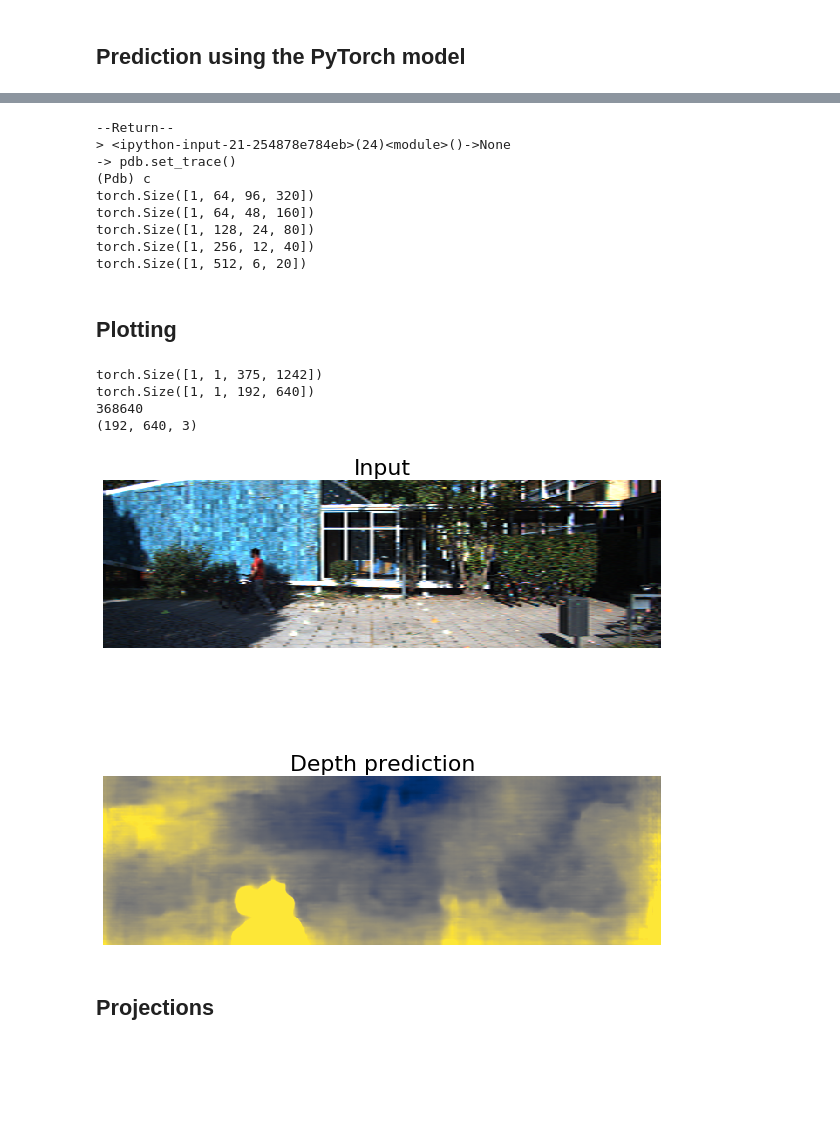
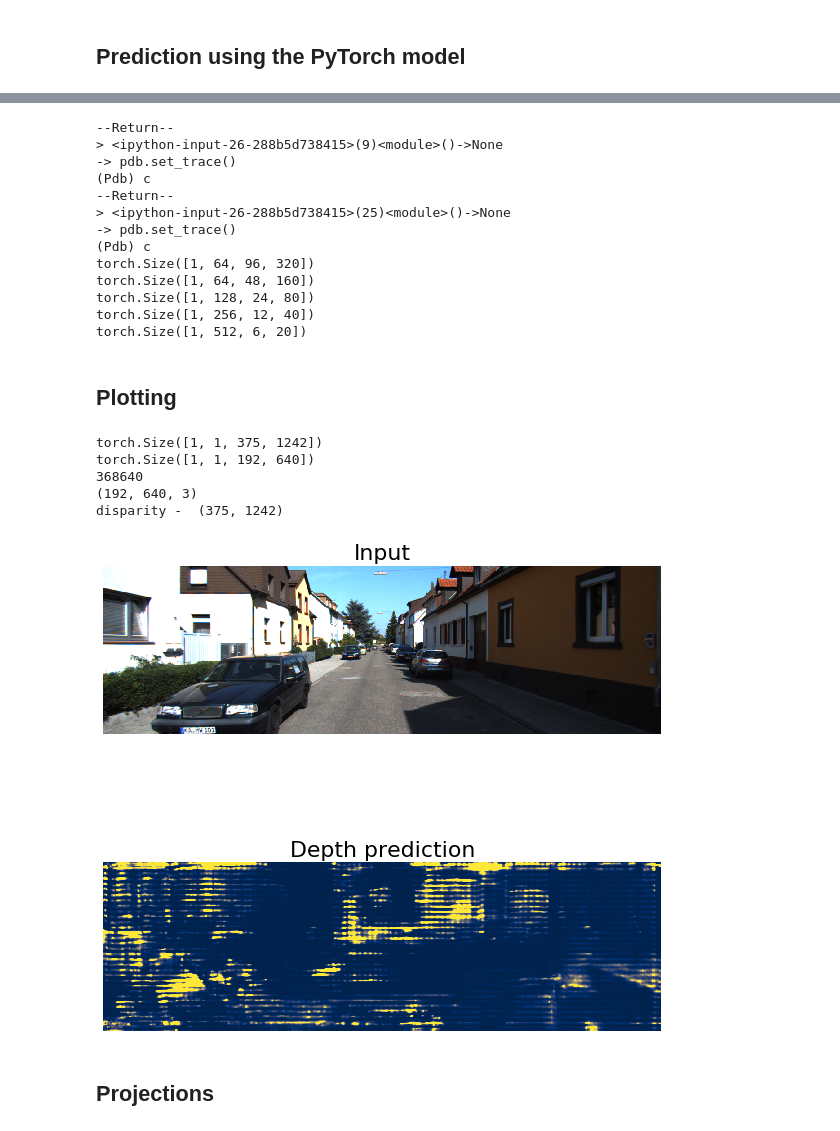
Before and after one commit to divatekodand/cs838_project, a Jupyter notebook: monodepth2/depth_prediction_example.ipynb, the cells around one changed output, grey strips where cells are left out. Cells and saved outputs as stored; diff of their text form; code cells hidden in the pictures; blank space fills up the shorter version.

```diff
--- a/monodepth2/depth_prediction_example.ipynb
+++ b/monodepth2/depth_prediction_example.ipynb
@@ -68,3 +102,24 @@ print(feed_width,  " ", feed_height)
 640   192
 # %% [markdown]
 ## Prediction using the PyTorch model
+# %%
+import scipy.io as sio
+
+
+tensors_file = './tensors.mat'
+tensor_dict = sio.loadmat(tensors_file)
+input_color = tensor_dict["input_color"]
+input_depth = tensor_dict["input_depth"]
+icolor = torch.tensor(input_color, dtype=torch.float32)
+idepth = torch.tensor(input_depth, dtype=torch.float32)
+pdb.set_trace()
+with torch.no_grad():
+    features = encoder(icolor[0:1, :, :, :], idepth[0:1, :,:,:])
+    for f in features:
+        print(f.shape)
+    outputs = depth_decoder(features)
+
+disp = outputs[("disp", 0)]
+
+plt.figure(figsize=(20, 20))
+plt.imshow(idepth[0,0,:,:].numpy())
@@ -77,15 +144,16 @@ h = 192
 w = 640
 c = 3
 
+pdb.set_trace()
 # lidar_image = smic.imresize(lidar_image, (h,w,c))
 #interpolation = cv2.INTER_CUBIC
-lidar_image = cv2.resize(lidar_image, (w, h), interpolation = cv2.INTER_CUBIC)
+lidar_image = cv2.resize(kitti_lidar, (w, h), interpolation = cv2.INTER_CUBIC)
 lidar_tensor = torch.tensor(lidar_image, dtype=torch.float32)
 lidar_tensor.permute(2,0,1)
 lidar_tensor = lidar_tensor.reshape(-1, c, h, w)
 
 # input_image = smic.imresize(input_image, (h,w), interpolation = cv2.INTER_CUBIC)
-input_image = cv2.resize(input_image, (w,h), interpolation = cv2.INTER_CUBIC)
+input_image = cv2.resize(kitti_image, (w,h), interpolation = cv2.INTER_CUBIC)
 image_tensor = torch.tensor(input_image, dtype=torch.float32)
 image_tensor.permute(2,0,1)
 image_tensor = image_tensor.reshape(-1, c, h, w)
@@ -94,7 +162,7 @@ image_tensor = image_tensor.reshape(-1, c, h, w)
 
 pdb.set_trace()
 with torch.no_grad():
-    features = encoder(image_tensor, lidar_tensor)
+    features = encoder(image_tensor, lidar_tensor[:, 0:1,:,:])
     for f in features:
         print(f.shape)
     outputs = depth_decoder(features)
@@ -102,7 +170,11 @@ with torch.no_grad():
 disp = outputs[("disp", 0)]
 # %% [output]
 --Return--
-> <ipython-input-21-254878e784eb>(24)<module>()->None
+> <ipython-input-26-288b5d738415>(9)<module>()->None
+-> pdb.set_trace()
+(Pdb) c
+--Return--
+> <ipython-input-26-288b5d738415>(25)<module>()->None
 -> pdb.set_trace()
 (Pdb) c
 torch.Size([1, 64, 96, 320])
@@ -115,30 +187,32 @@ torch.Size([1, 512, 6, 20])
 # %%
 disp_resized = torch.nn.functional.interpolate(disp,
     (original_height, original_width), mode="bilinear", align_corners=False)
 print(disp_resized.size())
 print(disp.size())
 print(input_image.size)
 # Saving colormapped depth image
 disp_resized_np = disp_resized.squeeze().cpu().numpy()
 vmax = np.percentile(disp_resized_np, 95)
 
 plt.figure(figsize=(10, 10))
 plt.subplot(211)
-plt.imshow(input_image)
+plt.imshow(kitti_image)
 print(input_image.shape)
 plt.title("Input", fontsize=22)
 plt.axis('off')
 
 plt.subplot(212)
 plt.imshow(disp_resized_np, cmap='cividis', vmax=vmax)
+print("disparity - ", disp_resized_np.shape)
 plt.title("Depth prediction", fontsize=22)
 plt.axis('off');
 # %% [output]
 torch.Size([1, 1, 375, 1242])
 torch.Size([1, 1, 192, 640])
 368640
 (192, 640, 3)
+disparity -  (375, 1242)
-[figure, old version]
+[figure, new version]
 # %% [markdown]
 ## Projections
 # %%
```
Also changed, not shown: parts of 8 cells of this notebook, 3 other files.
